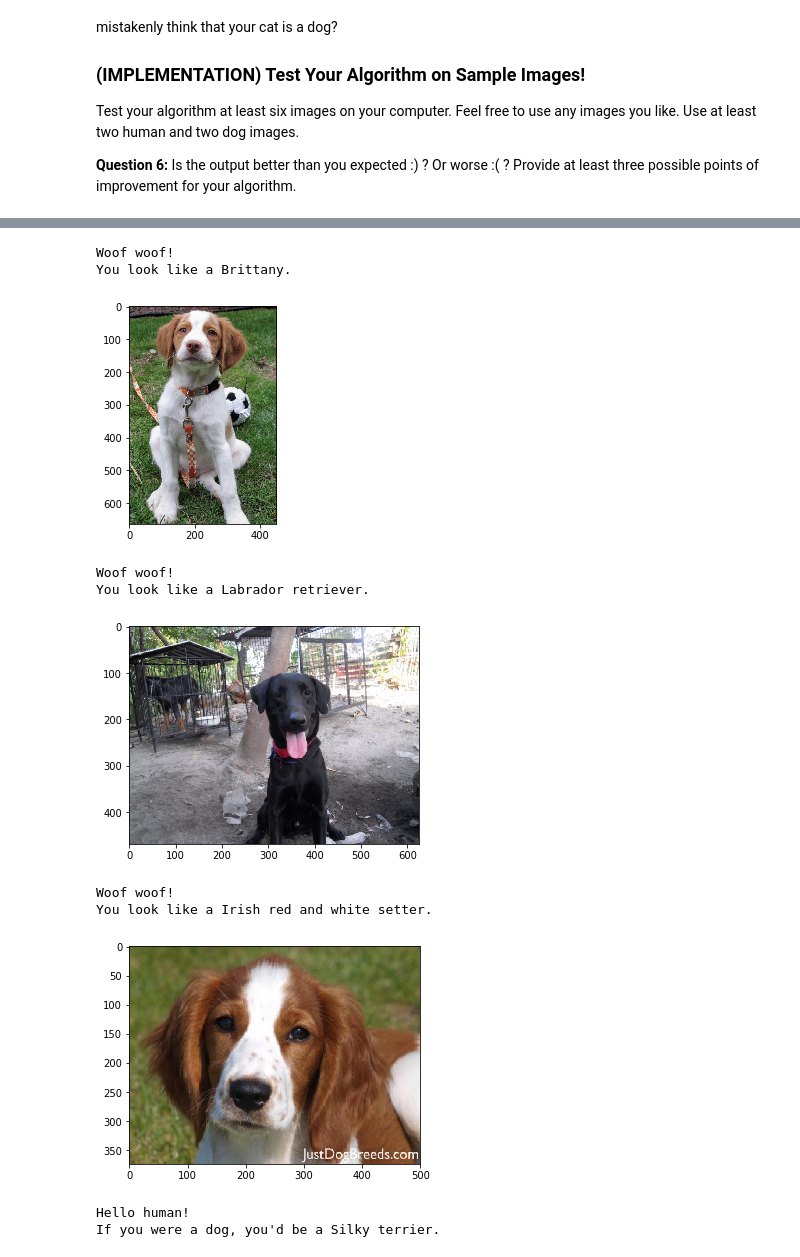
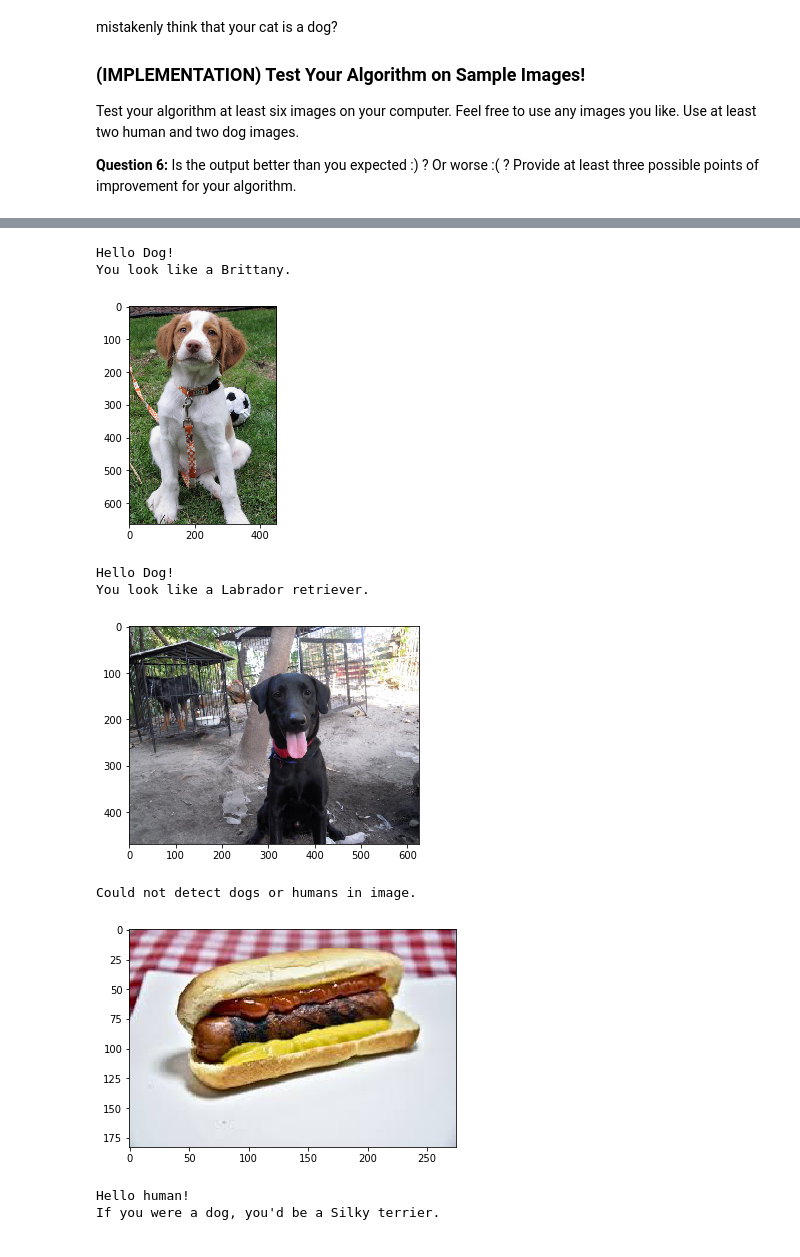
Before and after one commit to ahmedhasandrlnd/dog_breed_classifier, a Jupyter notebook: dog_app.ipynb, the cells around one changed output, grey strips where cells are left out. Cells and saved outputs as stored; diff of their text form; code cells hidden in the pictures.

```diff
--- a/dog_app.ipynb
+++ b/dog_app.ipynb
@@ -46,7 +48,7 @@ human_files = np.array(glob("lfw/*/*"))
 dog_files = np.array(glob("dogImages/*/*/*"))
 
 # load list of dog names
-dog_names = [item[20:-1] for item in sorted(glob("dog_images/train/*/"))]
+dog_names = [item[20:-1] for item in sorted(glob("dogImages/train/*/"))]
 dog_breeds = len(dog_names)
 
 # print number of images in each dataset
@@ -767,7 +780,7 @@ transform={
                 ])
         }
 
-data_dir='dog_images/'
+data_dir='dogImages/'
 
 data_transfer={x:datasets.ImageFolder(data_dir+x, transform=transform[x])
              for x in ['train','test','valid']}
@@ -957,7 +975,7 @@ def run_app(img_path):
     # we'll first check for dog detection, and only if there are no dogs
     # detected we'll check for humans
     if dog_detector(img_path):
-        print('Woof woof!')
+        print('Hello Dog!')
         plt.figure()
         plt.imshow(img)
         print('You look like a {}.'.format(breed))
@@ -969,6 +987,8 @@ def run_app(img_path):
         print('If you were a dog, you\'d be a {}.'.format(breed))
     else:
         print('Could not detect dogs or humans in image.')
+        plt.figure()
+        plt.imshow(img)
 # %% [markdown]
 ---
 <a id='step6'></a>
@@ -1030,21 +1033,20 @@ You look like a Mastiff.
 # %%
 run_app('images/Brittany_02625.jpg')
 # %% [output]
-Woof woof!
+Hello Dog!
 You look like a Brittany.
 [figure]
 # %%
 run_app('images/Labrador_retriever_06449.jpg')
 # %% [output]
-Woof woof!
+Hello Dog!
 You look like a Labrador retriever.
 [figure]
 # %%
-run_app('images/Welsh_springer_spaniel_08203.jpg')
+run_app('images/hot_dog2.jpg')
 # %% [output]
-Woof woof!
-You look like a Irish red and white setter.
+Could not detect dogs or humans in image.
-[figure, old version]
+[figure, new version]
 # %%
 run_app('lfw/Adam_Rich/Adam_Rich_0001.jpg')
 # %% [output]
```
Also changed, not shown: parts of 20 cells of this notebook.
